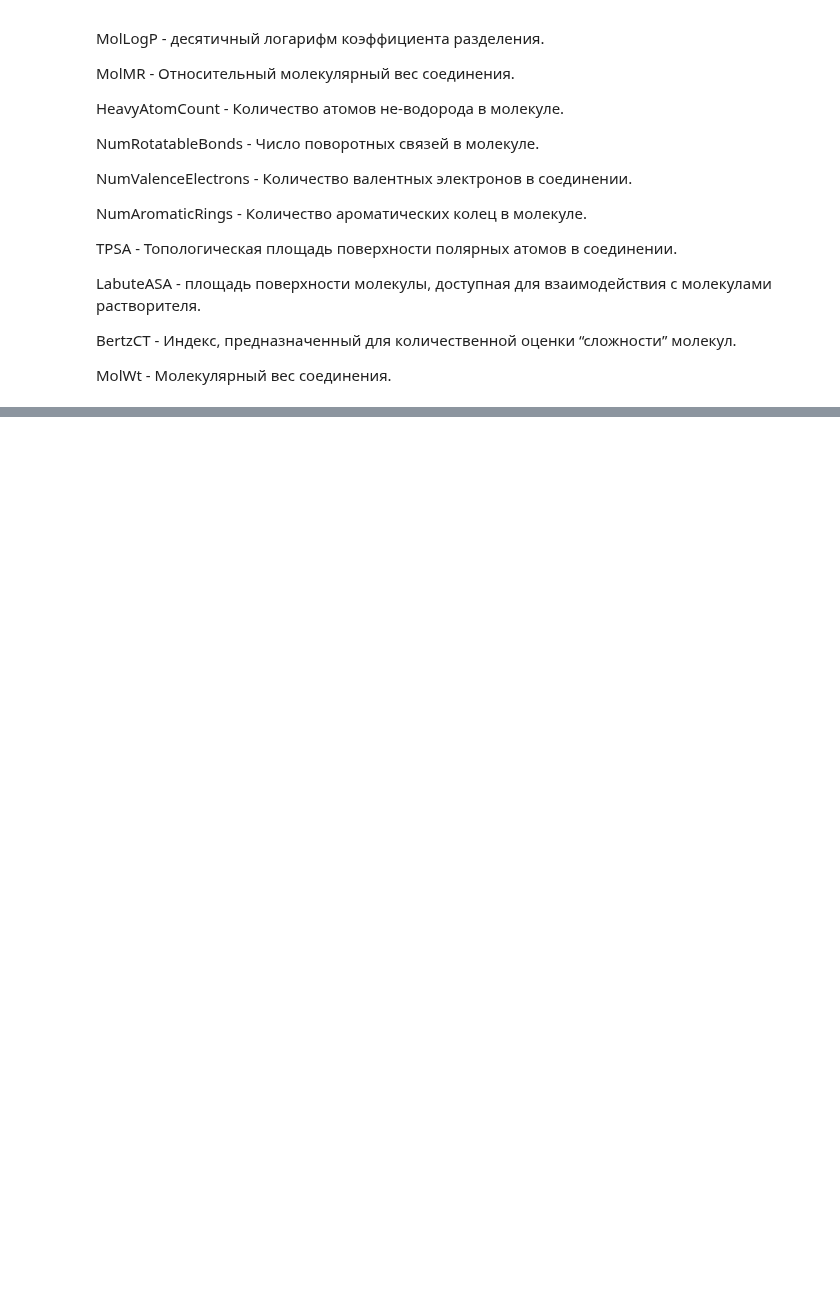
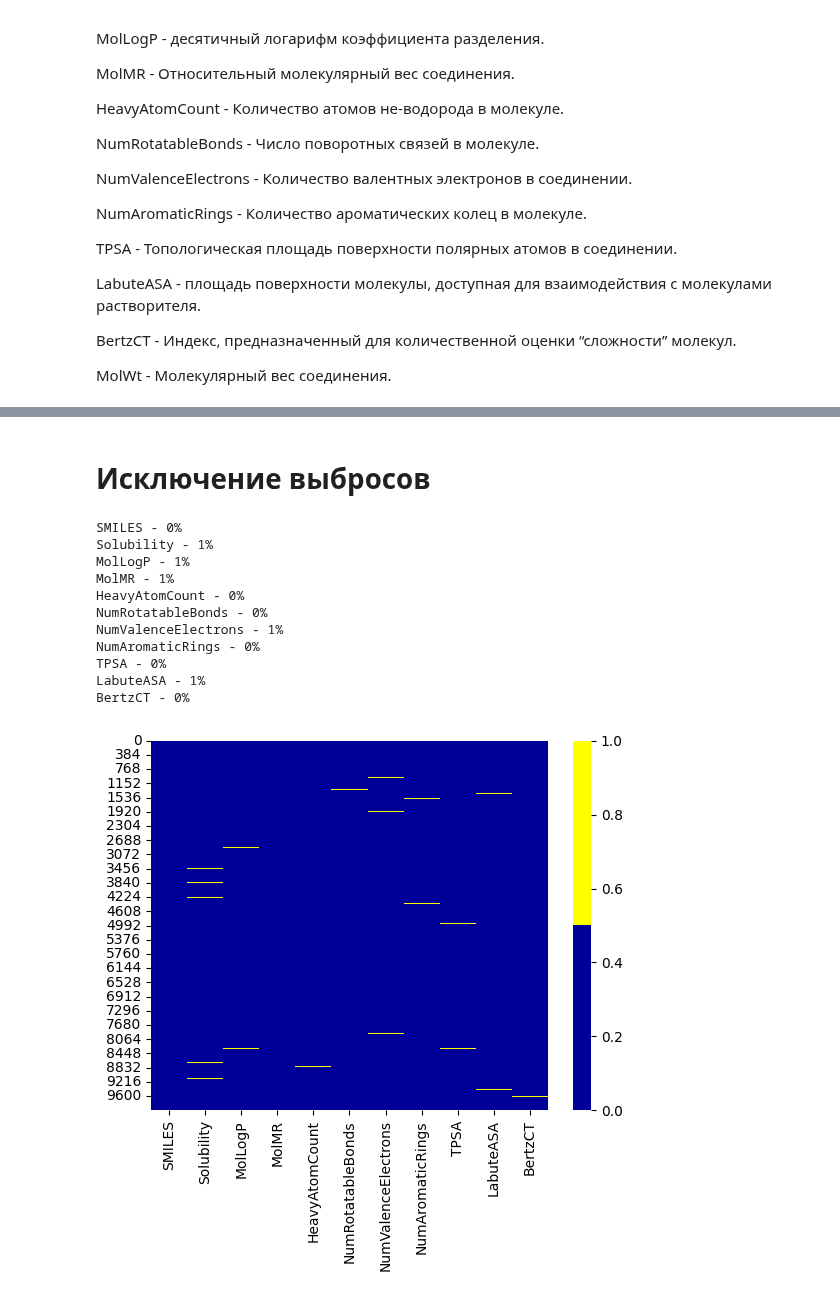
Before and after one commit to dobrotvorn/DataCon23, a Jupyter notebook: Mini_task3.ipynb, the cells around one changed output, grey strips where cells are left out. Drawn from its saved outputs; the diff is of its cells as text; code cells hidden in the pictures; blank space fills up the shorter version.

```diff
--- a/Mini_task3.ipynb
+++ b/Mini_task3.ipynb
@@ -115,0 +128,24 @@ fdb.head(7)
+# %% [markdown]
+# Исключение выбросов
+# %%
+cols = fdb.columns
+# желтый - пропущенные данные, синий - не пропущенные
+colours = ['#000099', '#ffff00']
+sns.heatmap(fdb[cols].isnull(), cmap=sns.color_palette(colours))
+# процентный список пропущенных данных
+for col in fdb.columns:
+    pct_missing = np.mean(fdb[col].isnull())
+    print('{} - {}%'.format(col, round(pct_missing*100)))
+# %% [output]
+SMILES - 0%
+Solubility - 1%
+MolLogP - 1%
+MolMR - 1%
+HeavyAtomCount - 0%
+NumRotatableBonds - 0%
+NumValenceElectrons - 1%
+NumAromaticRings - 0%
+TPSA - 0%
+LabuteASA - 1%
+BertzCT - 0%
+[figure, added]
```
Also changed, not shown: parts of 6 cells of this notebook.
